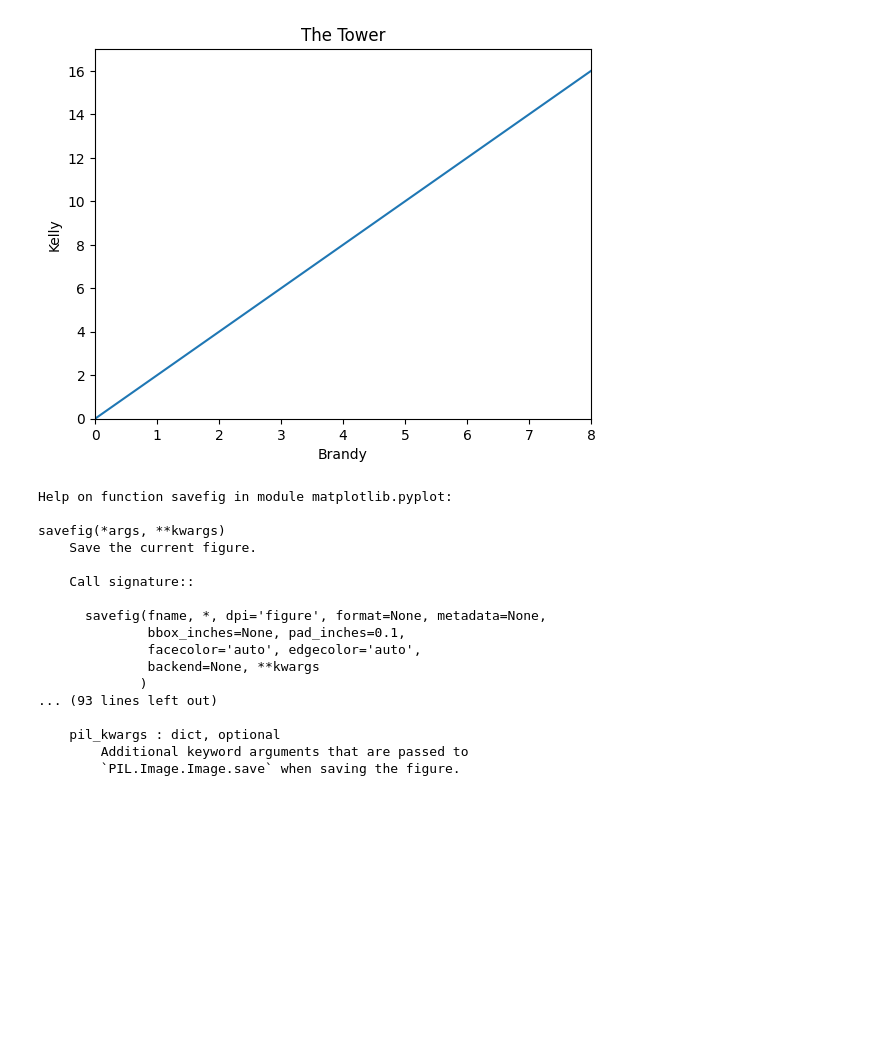
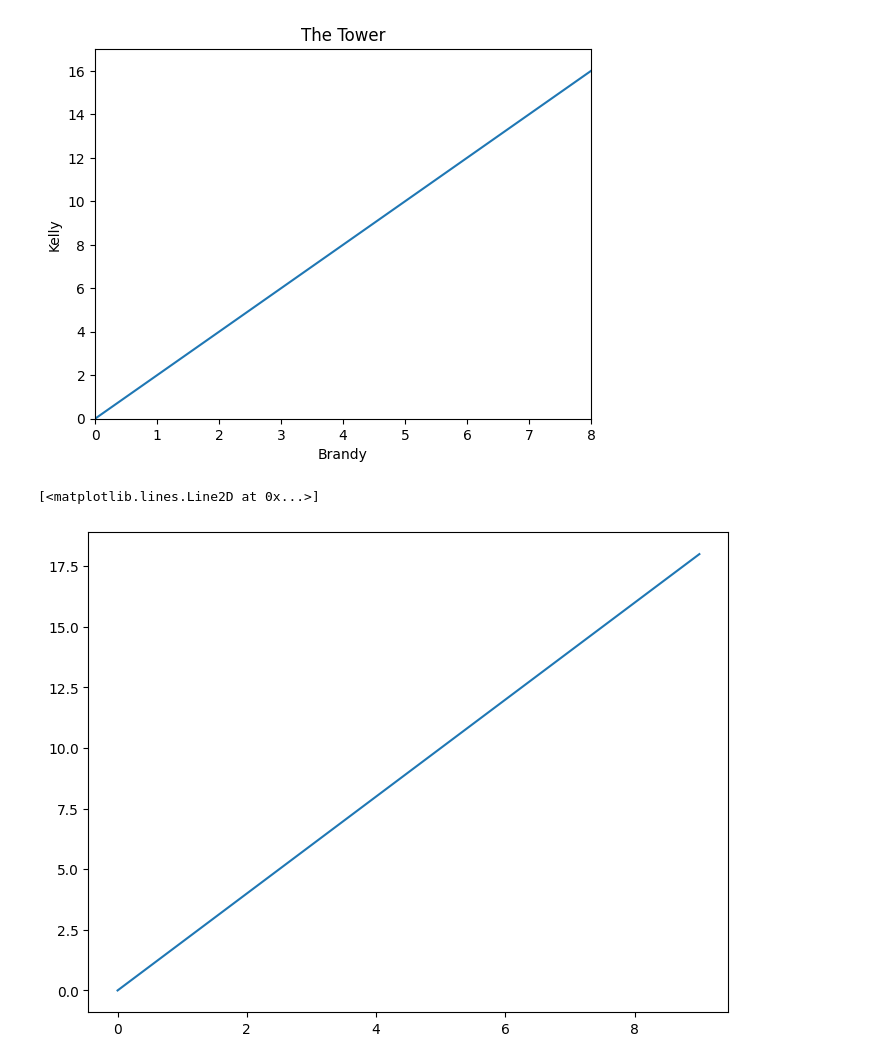
Before and after one commit to kellyjj/pythonMLClass, a Jupyter notebook: lesson6.ipynb, the cells around one changed output. Drawn from its saved outputs; the diff is of its cells as text; code cells hidden in the pictures; blank space fills up the shorter version.

```diff
--- a/lesson6.ipynb
+++ b/lesson6.ipynb
@@ -16,23 +16,3 @@ plt.ylabel("Kelly")
 plt.savefig("/home/kellyj/Documents/Katet.png")
 # %% [output]
 [figure]
-# %%
-help(plt.savefig)
-# %% [output]
-Help on function savefig in module matplotlib.pyplot:
-
-savefig(*args, **kwargs)
-    Save the current figure.
-
-    Call signature::
-
-      savefig(fname, *, dpi='figure', format=None, metadata=None,
-              bbox_inches=None, pad_inches=0.1,
-              facecolor='auto', edgecolor='auto',
-              backend=None, **kwargs
-             )
-... (93 lines left out)
-
-    pil_kwargs : dict, optional
-        Additional keyword arguments that are passed to
-        `PIL.Image.Image.save` when saving the figure.
@@ -38,0 +21,7 @@ savefig(*args, **kwargs)
+# %%
+myfig = plt.figure()
+myaxis = myfig.add_axes([0,0,1,1])
+myaxis.plot(x,y)
+# %% [output]
+[<matplotlib.lines.Line2D at 0x...>]
+[figure, added]
```
Also changed, not shown: parts of 3 cells of this notebook.
